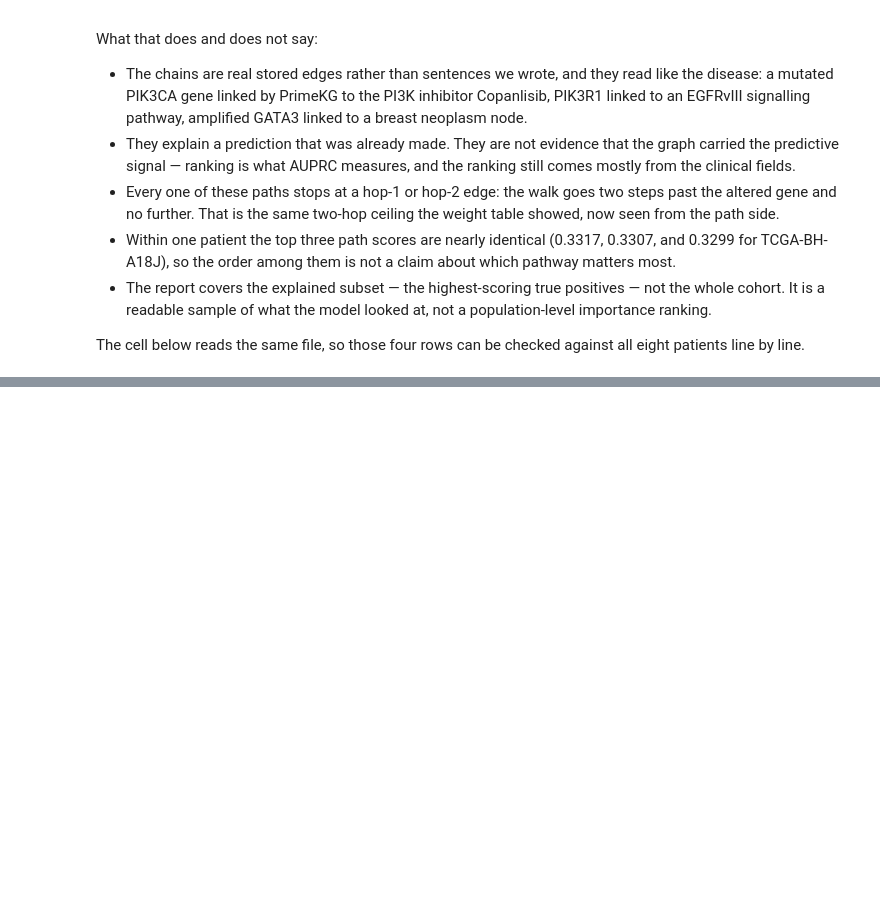
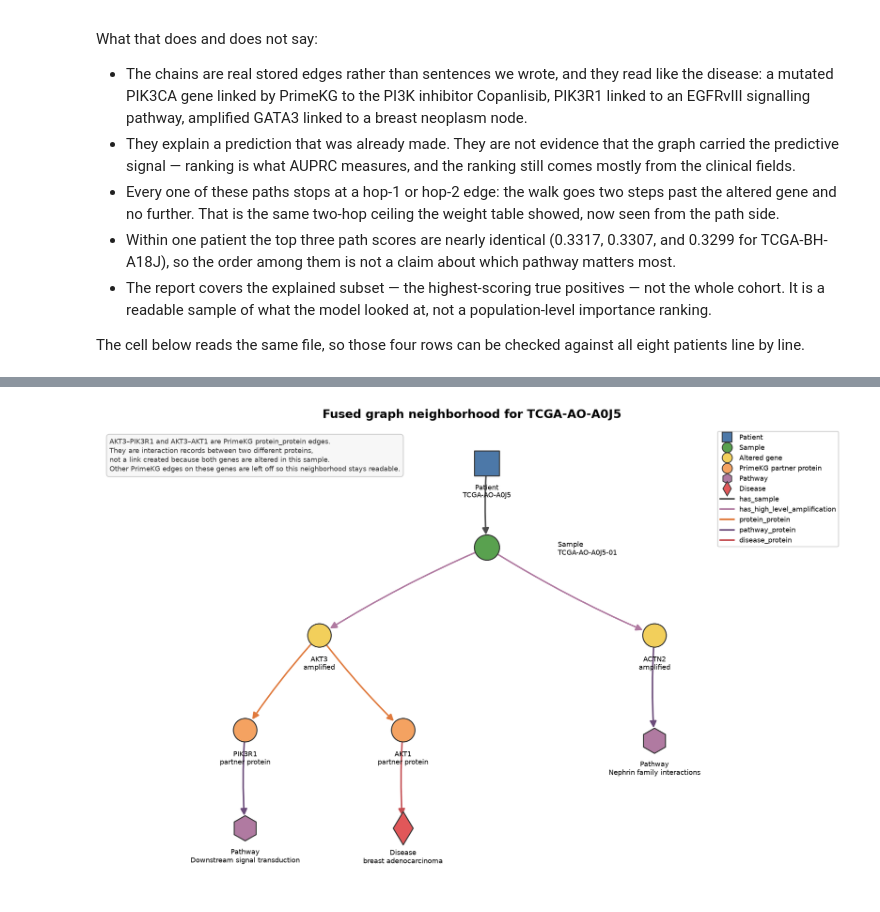
Before and after one commit to shauryasf/primekg-patient-reasoning, a Jupyter notebook: notebooks/recurrence_gnn_milestone_demonstration.ipynb, the cells around one changed output, grey strips where cells are left out. Drawn from its saved outputs; the diff is of its cells as text; code cells hidden in the pictures; blank space fills up the shorter version.

```diff
--- a/notebooks/recurrence_gnn_milestone_demonstration.ipynb
+++ b/notebooks/recurrence_gnn_milestone_demonstration.ipynb
@@ -185,0 +195,7 @@ top[['patient_id', 'y_prob', 'path_score', 'score_source', 'path']].reset_index(
+# %%
+# Drawn by scripts/plot_fused_graph_example.py from the stored walks of this patient.
+from IPython.display import Image, display
+
+display(Image('outputs/gnn_benchmark_36m/fused_graph_example.png'))
+# %% [output]
+[figure, added]
```
Also changed, not shown: parts of 6 cells of this notebook, 4 other files.
